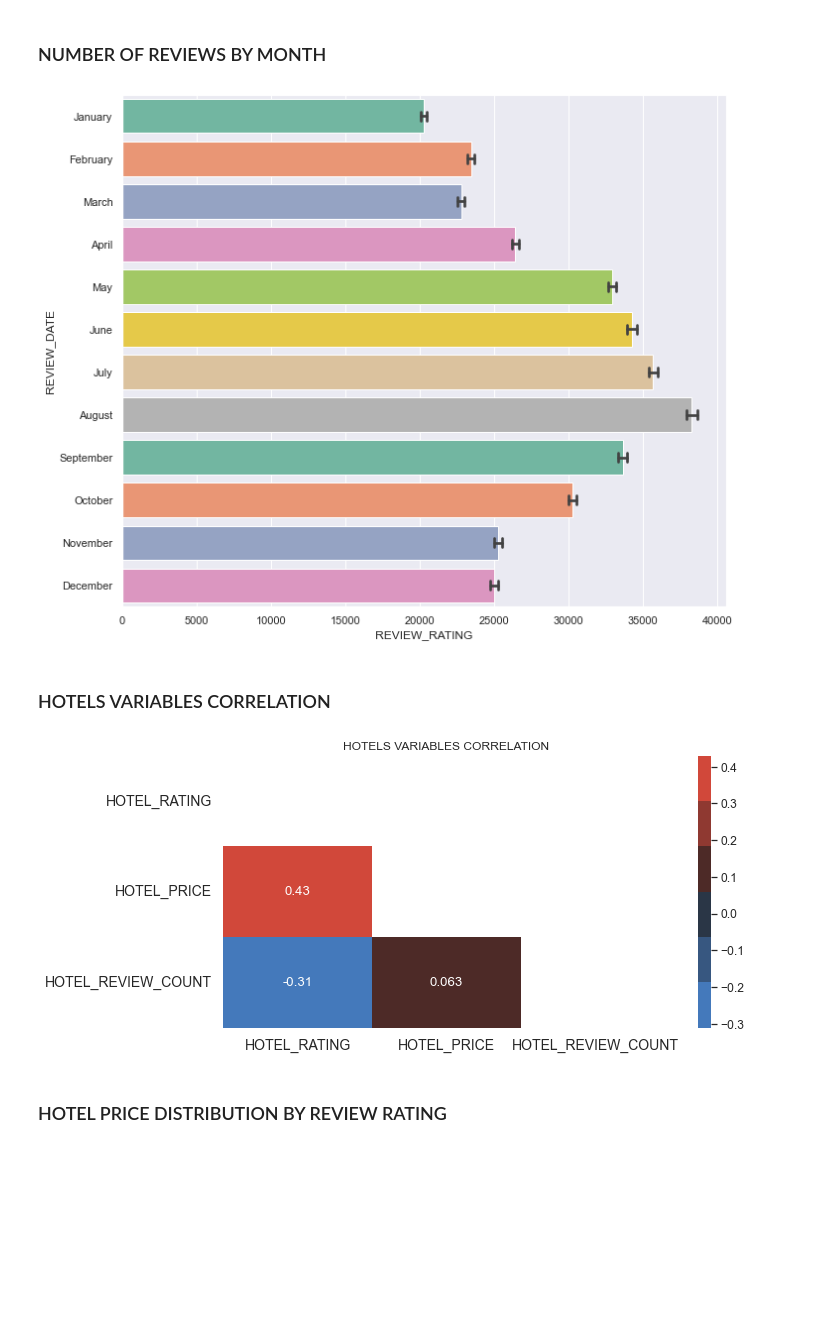
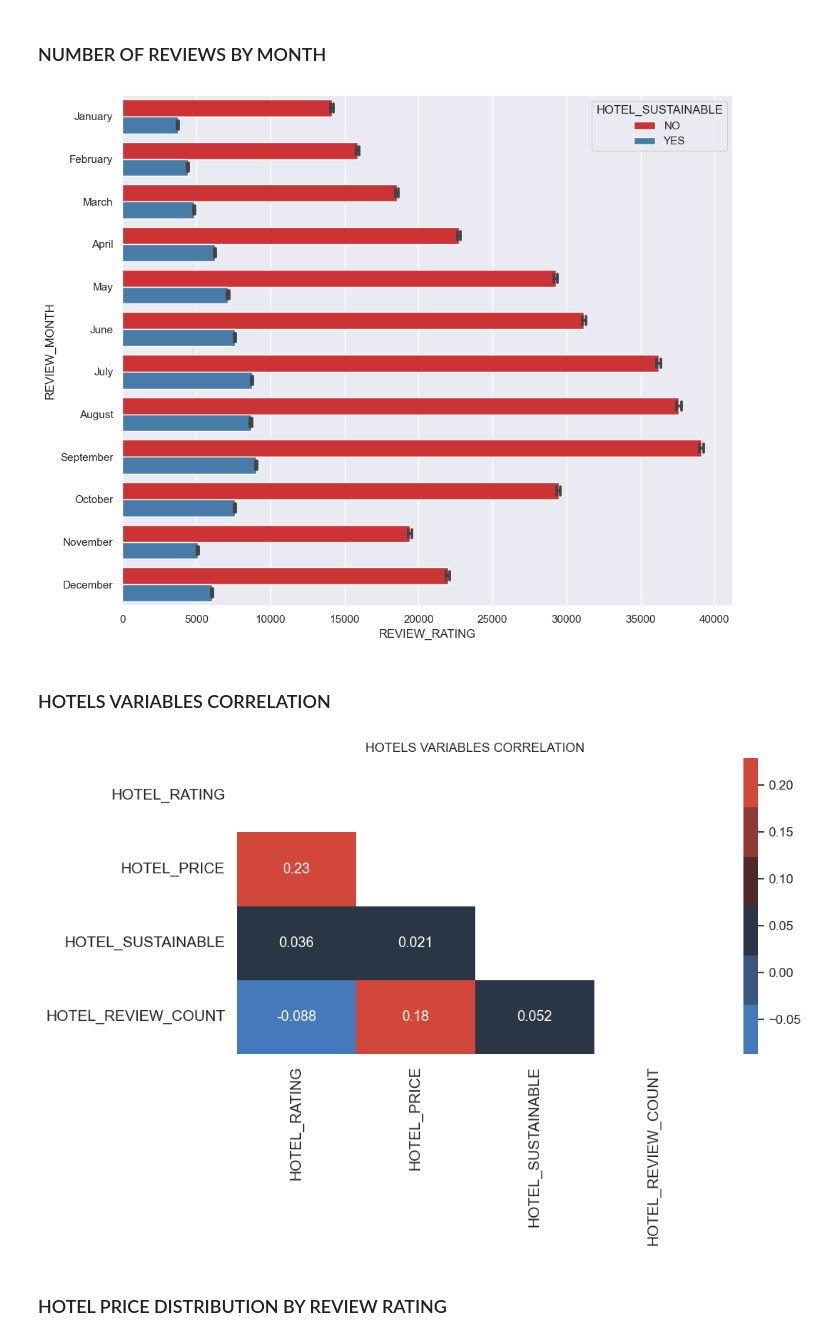
Before and after one commit to Esarac/Tripadvisor-Hotel, a Jupyter notebook: scripts/exploratory_analysis.ipynb, the cells around one changed output. Saved outputs shown, nothing was run; the diff lists cells and outputs as text; code cells hidden in the pictures; blank space fills up the shorter version.

Commit message:
Exploratory analysis with real data :+1:

```diff
--- a/scripts/exploratory_analysis.ipynb
+++ b/scripts/exploratory_analysis.ipynb
@@ -290,7 +322,7 @@ REVIEW_LENGTH_HOTEL_DATA.sort_values(by = ['REVIEW_DATE'], ascending = False)
 ### HOTELS
 # %%
 # DF - GENERAL HOTEL DATA (The hotel cols)
-GENERAL_HOTEL_DATA = HOTEL_DATA.groupby(["HOTEL_NAME", "HOTEL_RATING","HOTEL_PRICE","HOTEL_LOCATION","HOTEL_REVIEW_LINK"]).size().reset_index(name='HOTEL_REVIEW_COUNT') # COUNT
+GENERAL_HOTEL_DATA = HOTEL_DATA.groupby(["HOTEL_NAME", "HOTEL_RATING","HOTEL_PRICE","HOTEL_LOCATION","HOTEL_REVIEW_URL","HOTEL_SUSTAINABLE"]).size().reset_index(name='HOTEL_REVIEW_COUNT') # COUNT
 GENERAL_HOTEL_DATA.info()
 # %% [output]
 <class 'pandas.core.frame.DataFrame'>
@@ -383,0 +411,5 @@ plt.tight_layout(h_pad=2)
+# %%
+sns.set(rc={'figure.figsize':(12,8)})
+sns.barplot(x="HOTEL_RATING", y="HOTEL_SUSTAINABLE", data=GENERAL_HOTEL_DATA, capsize=.2, palette='Set1')
+
+plt.tight_layout(h_pad=2)
@@ -404,0 +443,5 @@ plt.show()
+# %%
+sns.set(rc={'figure.figsize':(12,8)})
+plot = sns.barplot(data = YEARLY_HOTEL_DATA, y ='REVIEW_YEAR', x = 'REVIEW_RATING', hue="HOTEL_SUSTAINABLE", palette="Set1")
+
+plt.tight_layout(h_pad=2)
@@ -444,29 +489,39 @@ plt.show()
 ### NUMBER OF REVIEWS BY MONTH
 # %%
 sns.set(rc={'figure.figsize':(10,8)})
-sns.barplot(x="REVIEW_RATING", y="REVIEW_DATE", data=MONTHLY_HOTEL_DATA, capsize=.2, estimator=sum, palette='Set2')
+sns.barplot(x="REVIEW_RATING", y="REVIEW_MONTH", hue="HOTEL_SUSTAINABLE", data=MONTHLY_HOTEL_DATA, capsize=.2, estimator=sum, palette='Set1')
 
 plt.tight_layout(h_pad=2)
 # %% [output]
-[figure, old version]
+[figure, new version]
 # %% [markdown]
 ### HOTELS VARIABLES CORRELATION
+# %%
+def sustainable_as_int_map(value):
+    if value == "YES":
+        return True
+    return False
+
+#DF - HOTEL SUSTAINABLE AS INT
+GENERAL_HOTEL_DATA_INT_SUSTAINABLE = GENERAL_HOTEL_DATA
+GENERAL_HOTEL_DATA_INT_SUSTAINABLE["HOTEL_SUSTAINABLE"] = GENERAL_HOTEL_DATA_INT_SUSTAINABLE["HOTEL_SUSTAINABLE"].map(sustainable_as_int_map)
 # %%
 sns.set_theme(style="white")
 fig, axs = plt.subplots(figsize = (10,5))
 plt.title('HOTELS VARIABLES CORRELATION')
 axs.tick_params(axis = 'y', labelsize = 14, pad = 5)
 axs.tick_params(axis = 'x', labelsize = 14, pad = 5)
 sns.set(font_scale = 1.1)
 cmap = sns.diverging_palette(250, 15, center="dark")
 
-corr = GENERAL_HOTEL_DATA.corr()
+corr = GENERAL_HOTEL_DATA_INT_SUSTAINABLE.corr()
 mask = np.triu(np.ones_like(corr, dtype=bool))
 sns.heatmap(corr, mask=mask, cmap=cmap, annot = True)
 
 plt.show()
+# GENERAL_HOTEL_DATA
 # %% [output]
-[figure, old version]
+[figure, new version]
 # %% [markdown]
 ### HOTEL PRICE DISTRIBUTION BY REVIEW RATING
 # %%
```
Also changed, not shown: parts of 52 cells of this notebook, 2 other files.
